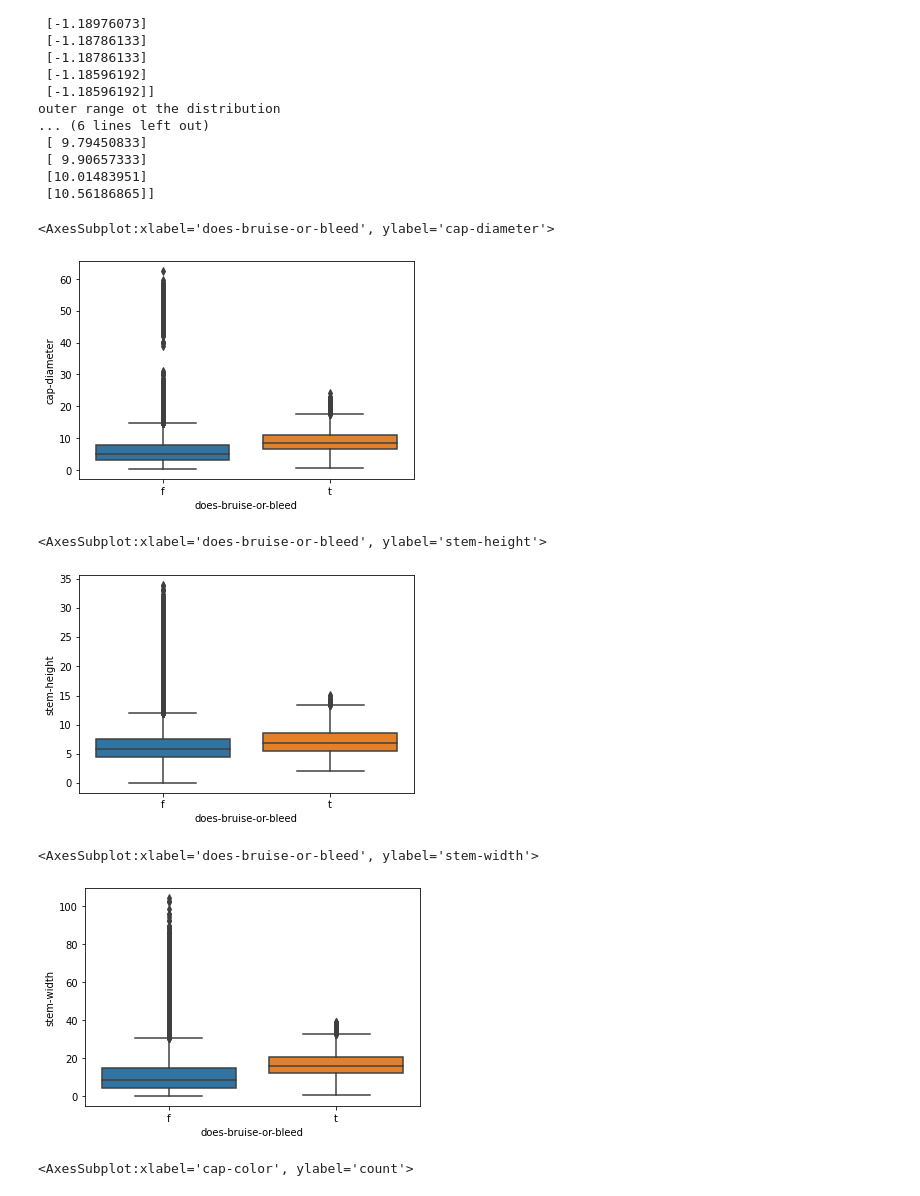
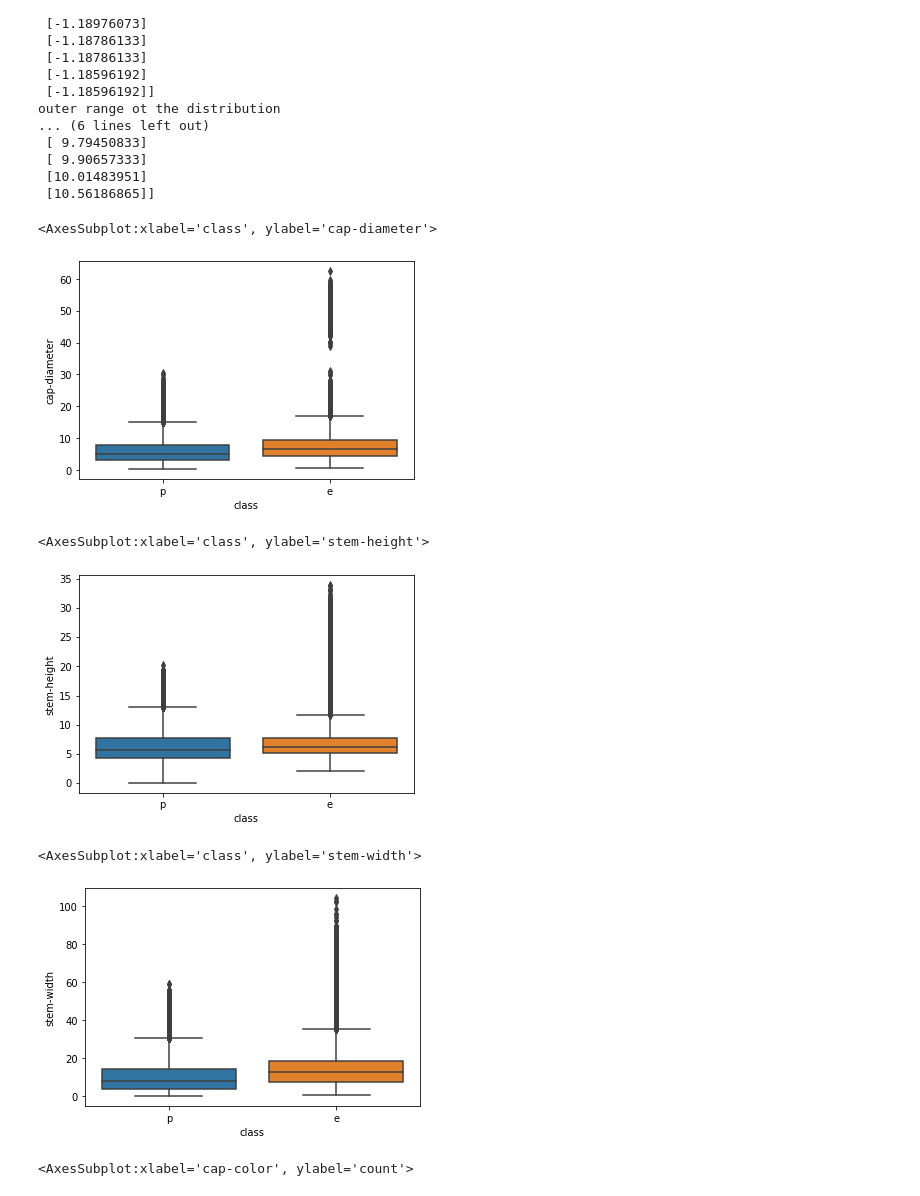
Before and after one commit to Arjissuan/Mushrooms-and-machine-learning, a Jupyter notebook: src/main_notebook.ipynb, the cells around one changed output. Cells and saved outputs as stored; diff of their text form; code cells hidden in the pictures.

```diff
--- a/src/main_notebook.ipynb
+++ b/src/main_notebook.ipynb
@@ -179,21 +200,21 @@ outer range ot the distribution
  [10.01483951]
  [10.56186865]]
 # %%
-sns.boxplot(data=secondary_df,x='does-bruise-or-bleed',y='cap-diameter')
+sns.boxplot(data=secondary_df,x='class',y='cap-diameter')
 #secondary_df[['cap-diameter', 'stem-height', 'stem-width','does-bruise-bleed']].boxplot()
 # %% [output]
-<AxesSubplot:xlabel='does-bruise-or-bleed', ylabel='cap-diameter'>
+<AxesSubplot:xlabel='class', ylabel='cap-diameter'>
-[figure, old version]
+[figure, new version]
 # %%
-sns.boxplot(data=secondary_df,x='does-bruise-or-bleed',y='stem-height')
+sns.boxplot(data=secondary_df,x='class',y='stem-height')
 # %% [output]
-<AxesSubplot:xlabel='does-bruise-or-bleed', ylabel='stem-height'>
+<AxesSubplot:xlabel='class', ylabel='stem-height'>
-[figure, old version]
+[figure, new version]
 # %%
-sns.boxplot(data=secondary_df,x='does-bruise-or-bleed',y='stem-width')
+sns.boxplot(data=secondary_df,x='class',y='stem-width')
 # %% [output]
-<AxesSubplot:xlabel='does-bruise-or-bleed', ylabel='stem-width'>
+<AxesSubplot:xlabel='class', ylabel='stem-width'>
-[figure, old version]
+[figure, new version]
 # %%
 sns.countplot(data=secondary_df, x='cap-color')
 # %% [output]
```
Also changed, not shown: parts of 19 cells of this notebook, 4 other files.
